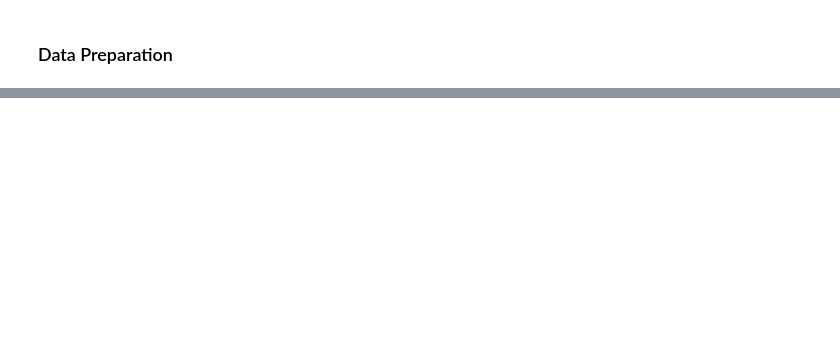
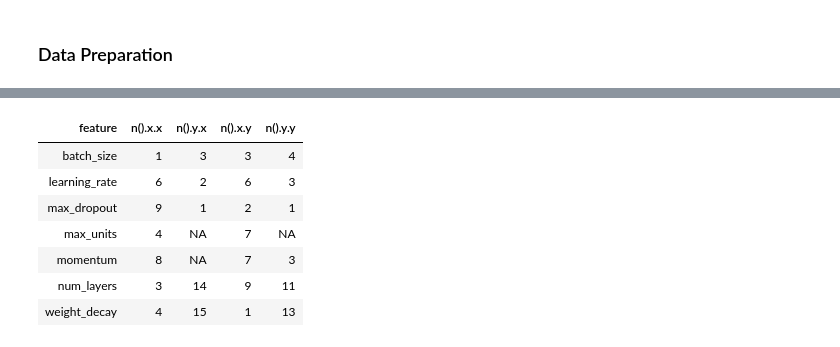
Before and after one commit to slds-lmu/paper_2021_xautoml, a Jupyter notebook: analysis/analysis_appendix_B.3.2.ipynb, the cells around one changed output, grey strips where cells are left out. Saved outputs shown, nothing was run; the diff lists cells and outputs as text; code cells hidden in the pictures; blank space fills up the shorter version.

```diff
--- a/analysis/analysis_appendix_B.3.2.ipynb
+++ b/analysis/analysis_appendix_B.3.2.ipynb
@@ -130,0 +109,12 @@ summary(data_SS_L1$conf.diff_sd)
+# %%
+df.feat = left_join(df.feat.conf, df.feat.nll, by = "feature")
+df.feat
+# %% [output]
+| feature | n().x.x | n().y.x | n().x.y | n().y.y |
+| batch_size | 1 | 3 | 3 | 4 |
+| learning_rate | 6 | 2 | 6 | 3 |
+| max_dropout | 9 | 1 | 2 | 1 |
+| max_units | 4 | NA | 7 | NA |
+| momentum | 8 | NA | 7 | 3 |
+| num_layers | 3 | 14 | 9 | 11 |
+| weight_decay | 4 | 15 | 1 | 13 |
```
Also changed, not shown: parts of 7 cells of this notebook.
